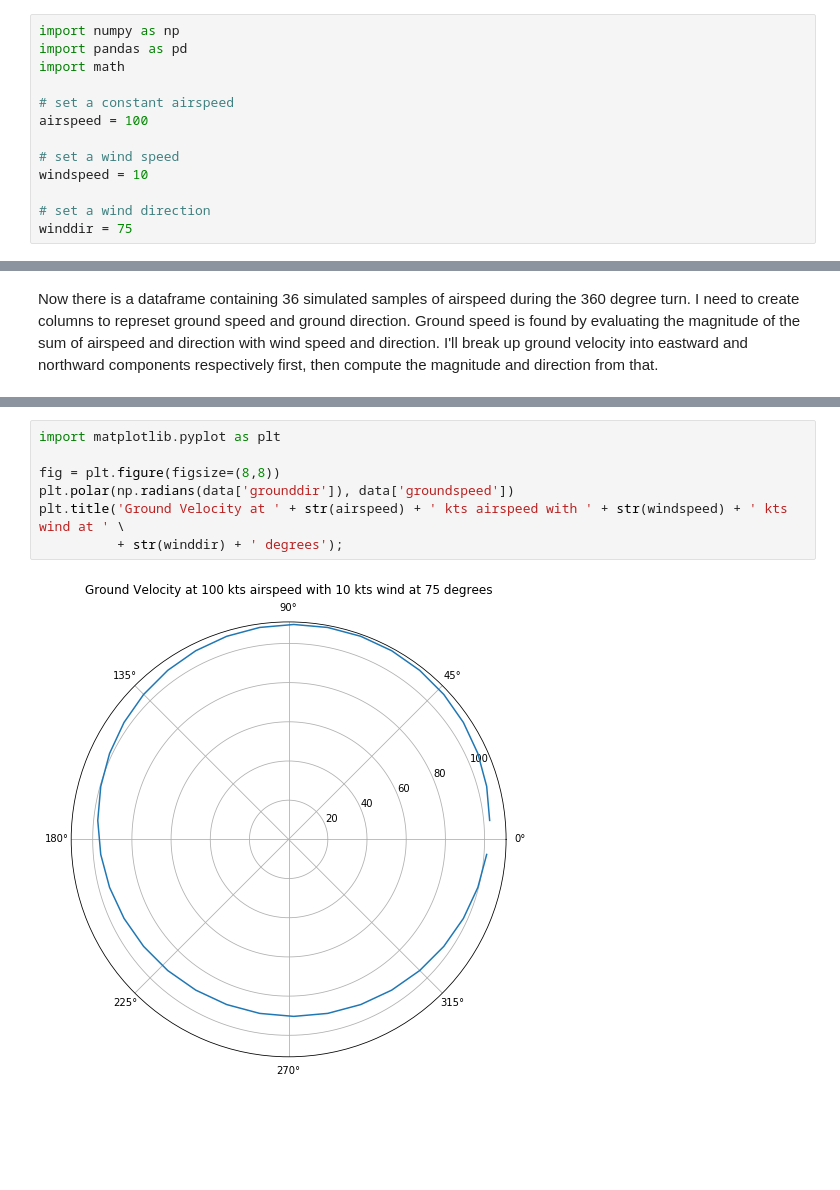
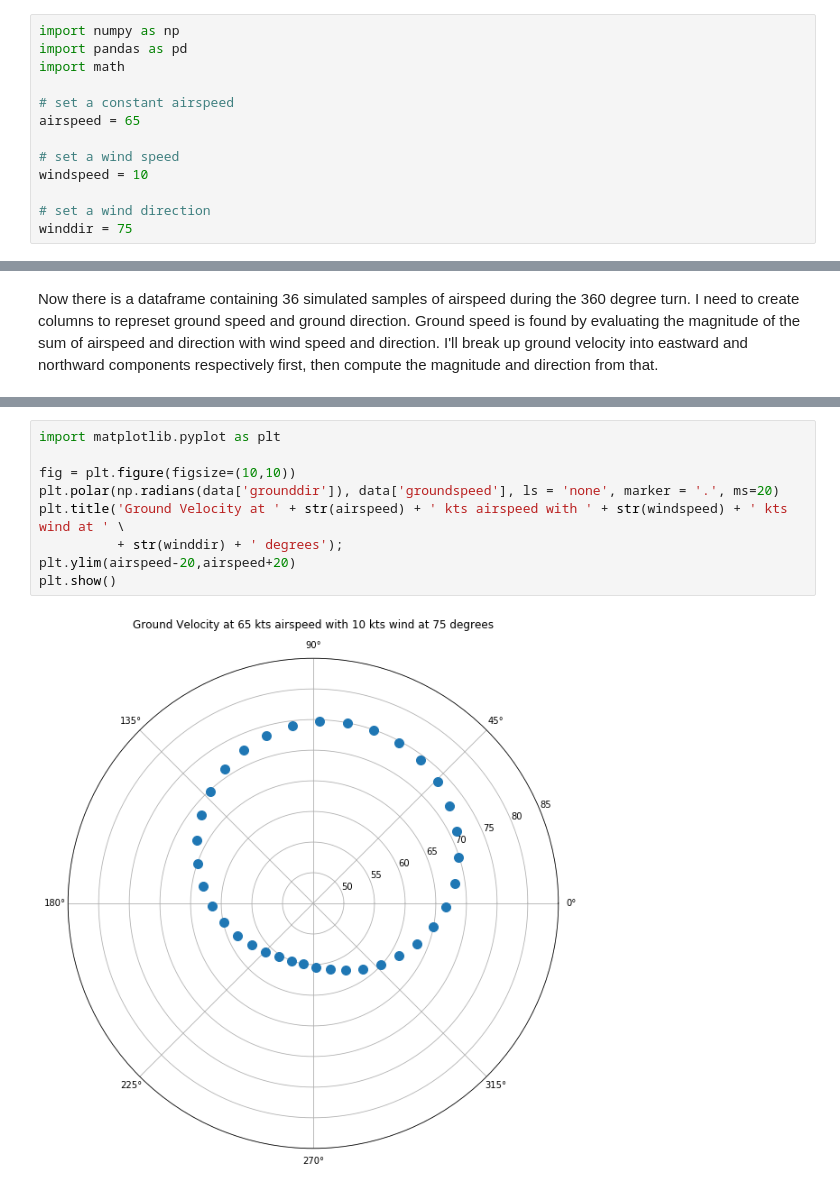
Before and after one commit to busbykt/RPi4Aviation, a Jupyter notebook: Ground Wind Velocity.ipynb, the cells around one changed output, grey strips where cells are left out. Cells and saved outputs as stored; diff of their text form; blank space fills up the shorter version.

```diff
--- a/Ground Wind Velocity.ipynb
+++ b/Ground Wind Velocity.ipynb
@@ -46,7 +46,7 @@ import pandas as pd
 import math
 
 # set a constant airspeed
-airspeed = 100
+airspeed = 65
 
 # set a wind speed
 windspeed = 10
@@ -113,9 +113,11 @@ data
 # %%
 import matplotlib.pyplot as plt
 
-fig = plt.figure(figsize=(8,8))
-plt.polar(np.radians(data['grounddir']), data['groundspeed'])
+fig = plt.figure(figsize=(10,10))
+plt.polar(np.radians(data['grounddir']), data['groundspeed'], ls = 'none', marker = '.', ms=20)
 plt.title('Ground Velocity at ' + str(airspeed) + ' kts airspeed with ' + str(windspeed) + ' kts wind at ' \
           + str(winddir) + ' degrees');
+plt.ylim(airspeed-20,airspeed+20)
+plt.show()
 # %% [output]
-[figure, old version]
+[figure, new version]
```
Also changed, not shown: parts of 7 cells of this notebook.
